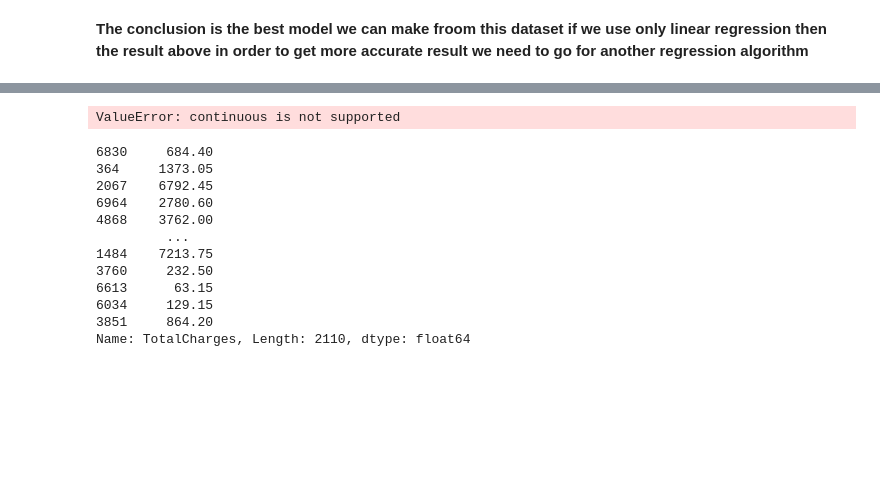
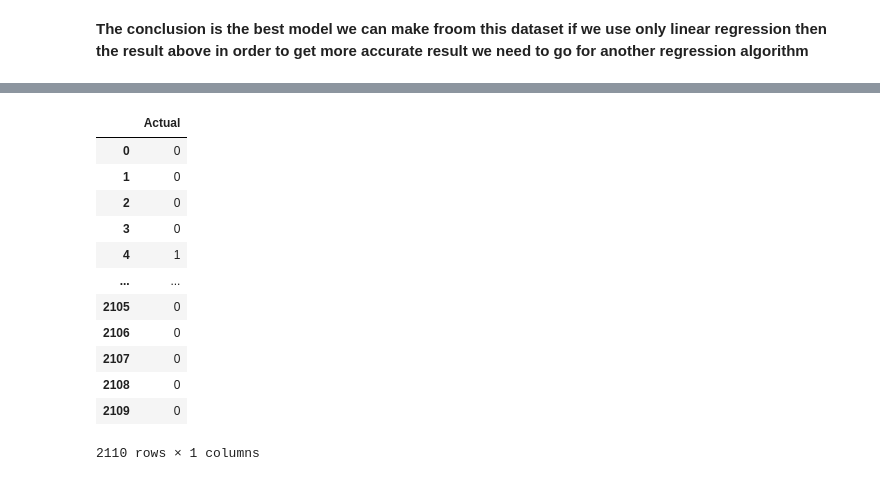
Before and after one commit to Jatinyadav7362/Assignment, a Jupyter notebook: Assignment Solutions/Assignment_Linear_Regression_1.ipynb, the cells around one changed output, grey strips where cells are left out. Cells and saved outputs as stored; diff of their text form; code cells hidden in the pictures; blank space fills up the shorter version.

```diff
--- a/Assignment Solutions/Assignment_Linear_Regression_1.ipynb
+++ b/Assignment Solutions/Assignment_Linear_Regression_1.ipynb
@@ -428,2 +456,6 @@ from sklearn.metrics import confusion_matrix,ConfusionMatrixDisplay
 # %%
-x_train,x_test,y_train,y_test=train_test_split(df[['Churn']],df['bought_insurance'],test_size=0.3,random_state=123)
+x_train, x_test, y_train, y_test = train_test_split(
+    df[['TotalCharges']],y,
+    test_size=0.3,
+    random_state=123,
+)
@@ -430,6 +474,2 @@ x_train,x_test,y_train,y_test=train_test_split(df[['Churn']],df['bought_insuranc
 # %%
 p=pd.DataFrame()
-# %%
-conf=confusion_matrix(y_test,pred)
-# %% [output]
-ValueError: continuous is not supported
@@ -440,15 +475,0 @@ p["Predicted Sale"] = pred
-# %%
-y_test
-# %% [output]
-6830     684.40
-364     1373.05
-2067    6792.45
-6964    2780.60
-4868    3762.00
-         ...
-1484    7213.75
-3760     232.50
-6613      63.15
-6034     129.15
-3851     864.20
-Name: TotalCharges, Length: 2110, dtype: float64
@@ -454,0 +480,16 @@ Name: TotalCharges, Length: 2110, dtype: float64
+# %%
+p
+# %% [output]
+|  | Actual |
+| 0 | 0 |
+| 1 | 0 |
+| 2 | 0 |
+| 3 | 0 |
+| 4 | 1 |
+| ... | ... |
+| 2105 | 0 |
+| 2106 | 0 |
+| 2107 | 0 |
+| 2108 | 0 |
+| 2109 | 0 |
+2110 rows × 1 columns
```
Also changed, not shown: parts of 19 cells of this notebook.
